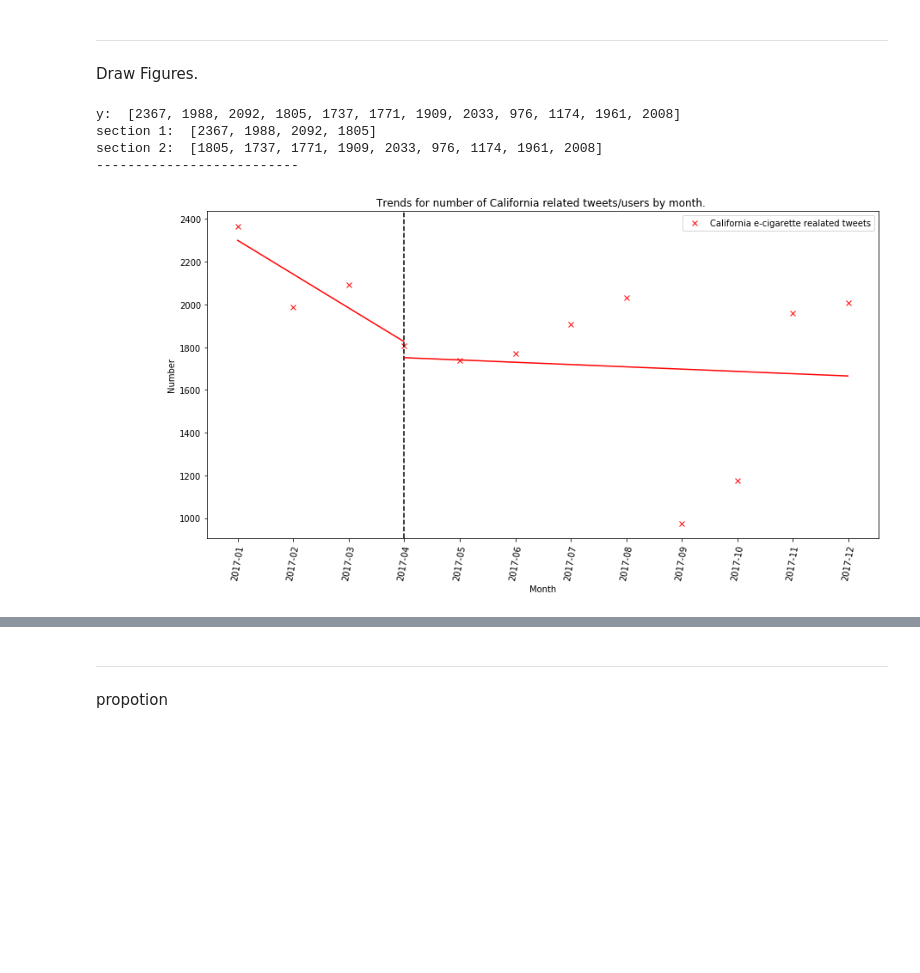
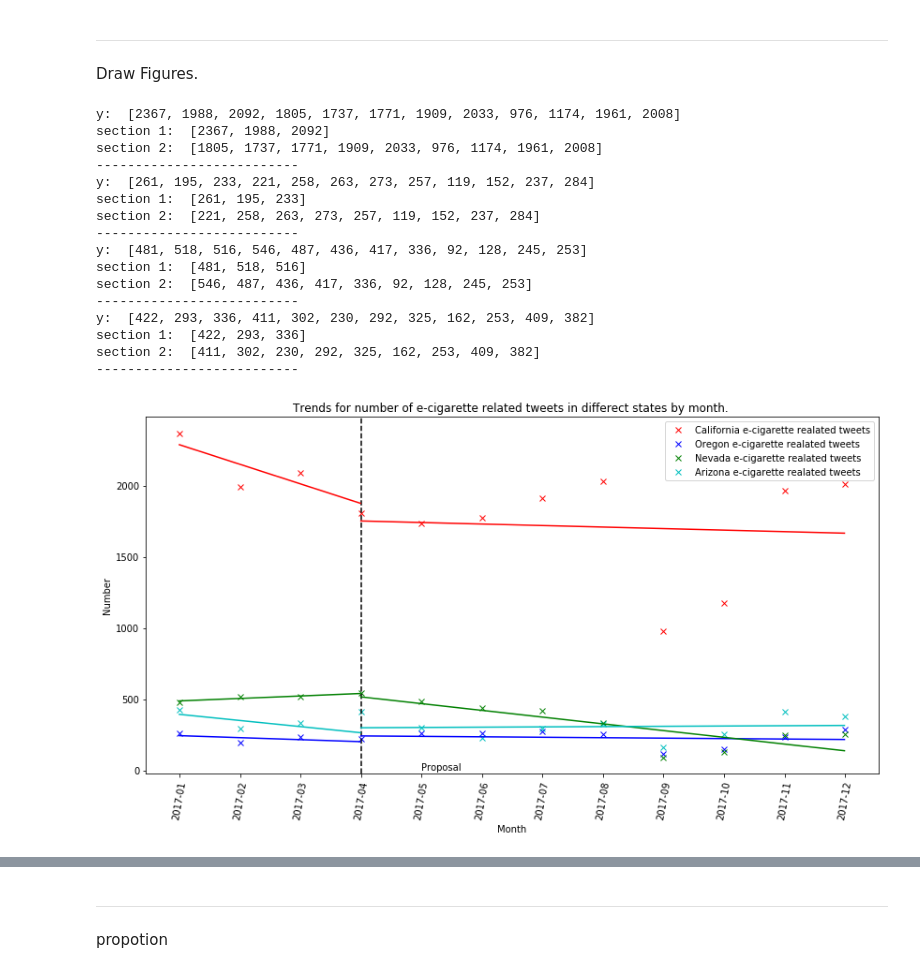
Before and after one commit to meettyj/Tobacco-on-Twitter, a Jupyter notebook: juliana/figures/figure_CaliforniaLevel.ipynb, the cells around one changed output, grey strips where cells are left out. Cells and saved outputs as stored; diff of their text form; code cells hidden in the pictures; blank space fills up the shorter version.

Commit message:
update for figure in ex2

```diff
--- a/juliana/figures/figure_CaliforniaLevel.ipynb
+++ b/juliana/figures/figure_CaliforniaLevel.ipynb
@@ -199,27 +440,27 @@ def linearRegression(x, A, B):
     return A*x + B
 # %%
 # Regression line
-length_of_section_1 = 4
-length_of_section_2 = length_of_section_1+8
+length_of_section_1 = 3
+length_of_section_2 = length_of_section_1+9
 x_number_section_1 = [i for i in range(0,length_of_section_1)]
-x_number_section_2 = [i for i in range(length_of_section_1-1, length_of_section_2)]
+x_number_section_2 = [i for i in range(length_of_section_1, length_of_section_2)]
 
-
+# In the California level, we just take the first three month into consideration.
 def drawRegressionLine_two_section(y, color):
     print('y: ', y)
     print('section 1: ', y[:length_of_section_1])
-    print('section 2: ', y[length_of_section_1-1:length_of_section_2])
+    print('section 2: ', y[length_of_section_1:length_of_section_2])
     print('--------------------------')
 
     # section 1
     A_section_1, B_section_1 = optimize.curve_fit(linearRegression, x_number_section_1, y[:length_of_section_1])[0]
-    x_plot_section_1 = np.arange(0, length_of_section_1-1, 0.01)
+    x_plot_section_1 = np.arange(0, length_of_section_1, 0.01)
     y_plot_section_1 = A_section_1 * x_plot_section_1 + B_section_1
     plt.plot(x_plot_section_1, y_plot_section_1, color+'-') # , label='Users' is useless
 
     # section 2: length_of_section_1-1:length_of_section_2
-    A_section_2, B_section_2 = optimize.curve_fit(linearRegression, x_number_section_2, y[length_of_section_1-1:length_of_section_2])[0]
-    x_plot_section_2 = np.arange(length_of_section_1-1, length_of_section_2-1, 0.01)
+    A_section_2, B_section_2 = optimize.curve_fit(linearRegression, x_number_section_2, y[length_of_section_1:length_of_section_2])[0]
+    x_plot_section_2 = np.arange(length_of_section_1, length_of_section_2-1, 0.01)
     y_plot_section_2 = A_section_2 * x_plot_section_2 + B_section_2
     plt.plot(x_plot_section_2, y_plot_section_2, color+'-')
 # %%
@@ -239,35 +480,53 @@ plt.figure(figsize=(14,7))
 # print(x)
 # itemNum = len(x)
 # print(itemNum)
 
 
 plt.plot(x, California_allECigarette_2017, 'rx', label='California e-cigarette realated tweets')
+plt.plot(x, Oregon_allECigarette_2017, 'bx', label='Oregon e-cigarette realated tweets')
+plt.plot(x, Nevada_allECigarette_2017, 'gx', label='Nevada e-cigarette realated tweets')
+plt.plot(x, Arizona_allECigarette_2017, 'cx', label='Arizona e-cigarette realated tweets')
 # plt.plot(x, users_California_ecig_2017, 'yx', label='Users of California e-cigarette tweets')
 
 
 # plt.plot(x, average_num_per_persion_tweets_SF_ecig, 'm-', label='not first person')
 plt.legend()
 # plt.vlines(6, 0, 1, colors = "black", linestyles = "dashed")
 plt.axvline(3, hold=None,color='black',linestyle="--")
 plt.annotate(s = 'Proposal', xy=(4,0.1))
 
 
 
 drawRegressionLine_two_section(California_allECigarette_2017, color='r')
-# drawRegressionLine_two_section(users_California_ecig_2017, color='y')
+drawRegressionLine_two_section(Oregon_allECigarette_2017, color='b')
+drawRegressionLine_two_section(Nevada_allECigarette_2017, color='g')
+drawRegressionLine_two_section(Arizona_allECigarette_2017, color='c')
+
 
 
 plt.xticks(rotation=80)
 plt.xlabel('Month')
 plt.ylabel('Number')
 #  Y-axis represents the number of corresponding tweets within each month.
-plt.title('Trends for number of California related tweets/users by month. ')
+plt.title('Trends for number of e-cigarette related tweets in different states by month. ')
 # plt.figure(figsize=(40,1))
 plt.show()
 # %% [output]
 y:  [2367, 1988, 2092, 1805, 1737, 1771, 1909, 2033, 976, 1174, 1961, 2008]
-section 1:  [2367, 1988, 2092, 1805]
+section 1:  [2367, 1988, 2092]
 section 2:  [1805, 1737, 1771, 1909, 2033, 976, 1174, 1961, 2008]
 --------------------------
+y:  [261, 195, 233, 221, 258, 263, 273, 257, 119, 152, 237, 284]
+section 1:  [261, 195, 233]
+section 2:  [221, 258, 263, 273, 257, 119, 152, 237, 284]
+--------------------------
+y:  [481, 518, 516, 546, 487, 436, 417, 336, 92, 128, 245, 253]
+section 1:  [481, 518, 516]
+section 2:  [546, 487, 436, 417, 336, 92, 128, 245, 253]
+--------------------------
+y:  [422, 293, 336, 411, 302, 230, 292, 325, 162, 253, 409, 382]
+section 1:  [422, 293, 336]
+section 2:  [411, 302, 230, 292, 325, 162, 253, 409, 382]
+--------------------------
-[figure, old version]
+[figure, new version]
 # %%
```
Also changed, not shown: parts of 18 cells of this notebook, 4 other files.
